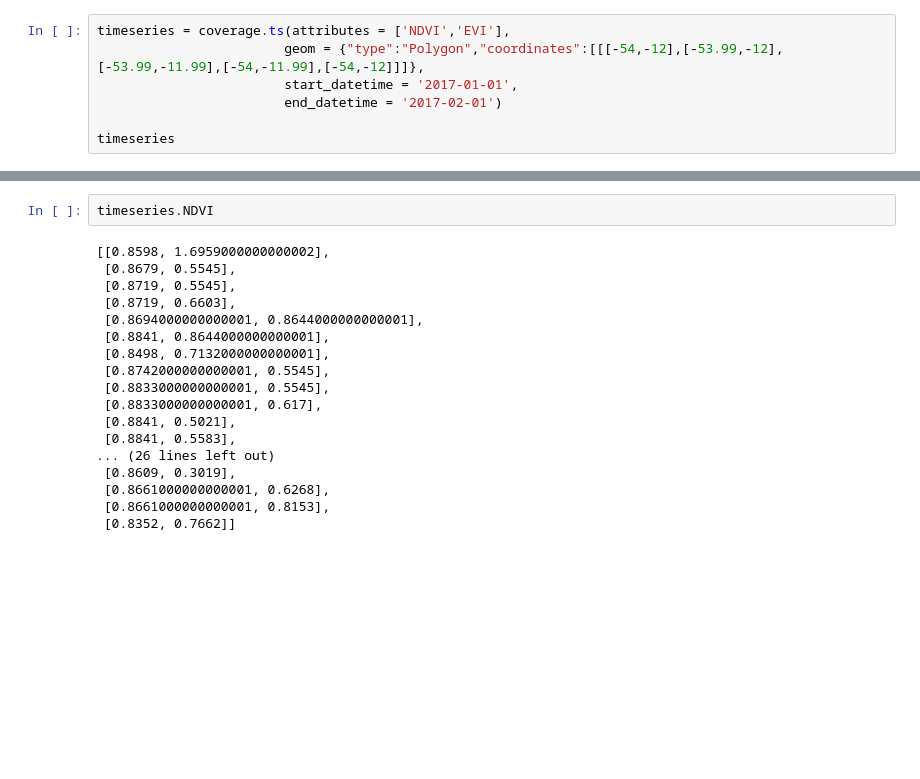
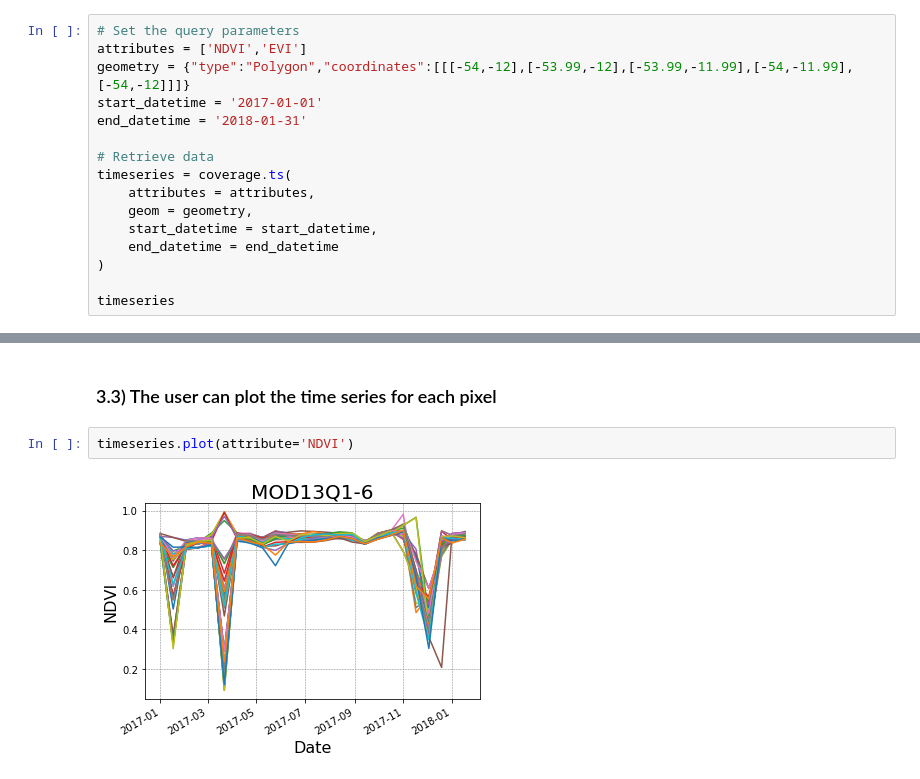
Before and after one commit to brazil-data-cube/wtss.py, a Jupyter notebook: examples/WTSS_jupyter_notebook.ipynb, the cells around one changed output, grey strips where cells are left out. Cells and saved outputs as stored; diff of their text form; blank space fills up the shorter version.

```diff
--- a/examples/WTSS_jupyter_notebook.ipynb
+++ b/examples/WTSS_jupyter_notebook.ipynb
@@ -45,8 +61,17 @@ Timeline
 # %%
-timeseries = coverage.ts(attributes = ['NDVI','EVI'],
-                        geom = {"type":"Polygon","coordinates":[[[-54,-12],[-53.99,-12],[-53.99,-11.99],[-54,-11.99],[-54,-12]]]},
-                        start_datetime = '2017-01-01',
-                        end_datetime = '2017-02-01')
+# Set the query parameters
+attributes = ['NDVI','EVI']
+geometry = {"type":"Polygon","coordinates":[[[-54,-12],[-53.99,-12],[-53.99,-11.99],[-54,-11.99],[-54,-12]]]}
+start_datetime = '2017-01-01'
+end_datetime = '2018-01-31'
+
+# Retrieve data
+timeseries = coverage.ts(
+    attributes = attributes,
+    geom = geometry,
+    start_datetime = start_datetime,
+    end_datetime = end_datetime
+)
 
 timeseries
 # %% [output]
@@ -54,20 +120,6 @@ timeseries
+# %% [markdown]
+### 3.3) The user can plot the time series for each pixel
 # %%
-timeseries.NDVI
+timeseries.plot(attribute='NDVI')
 # %% [output]
-[[0.8598, 1.6959000000000002],
- [0.8679, 0.5545],
- [0.8719, 0.5545],
- [0.8719, 0.6603],
- [0.8694000000000001, 0.8644000000000001],
- [0.8841, 0.8644000000000001],
- [0.8498, 0.7132000000000001],
- [0.8742000000000001, 0.5545],
- [0.8833000000000001, 0.5545],
- [0.8833000000000001, 0.617],
- [0.8841, 0.5021],
- [0.8841, 0.5583],
-... (26 lines left out)
- [0.8609, 0.3019],
- [0.8661000000000001, 0.6268],
- [0.8661000000000001, 0.8153],
- [0.8352, 0.7662]]
+[figure, added]
```
Also changed, not shown: parts of 24 cells of this notebook, 4 other files.
